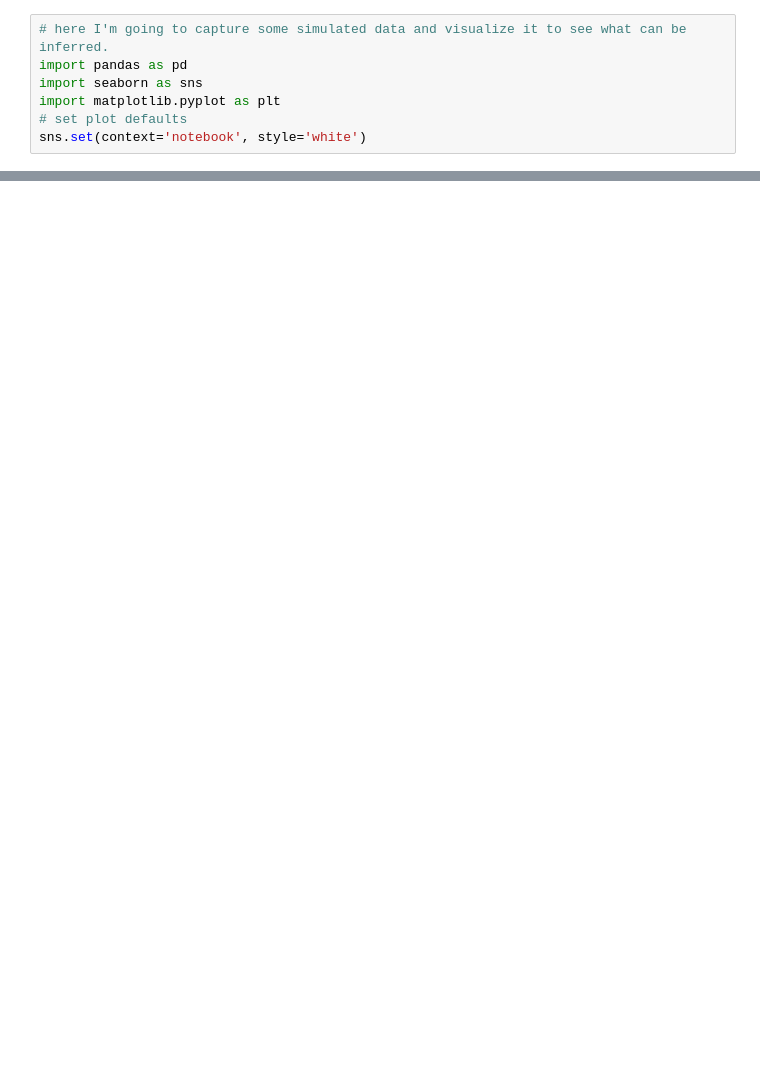
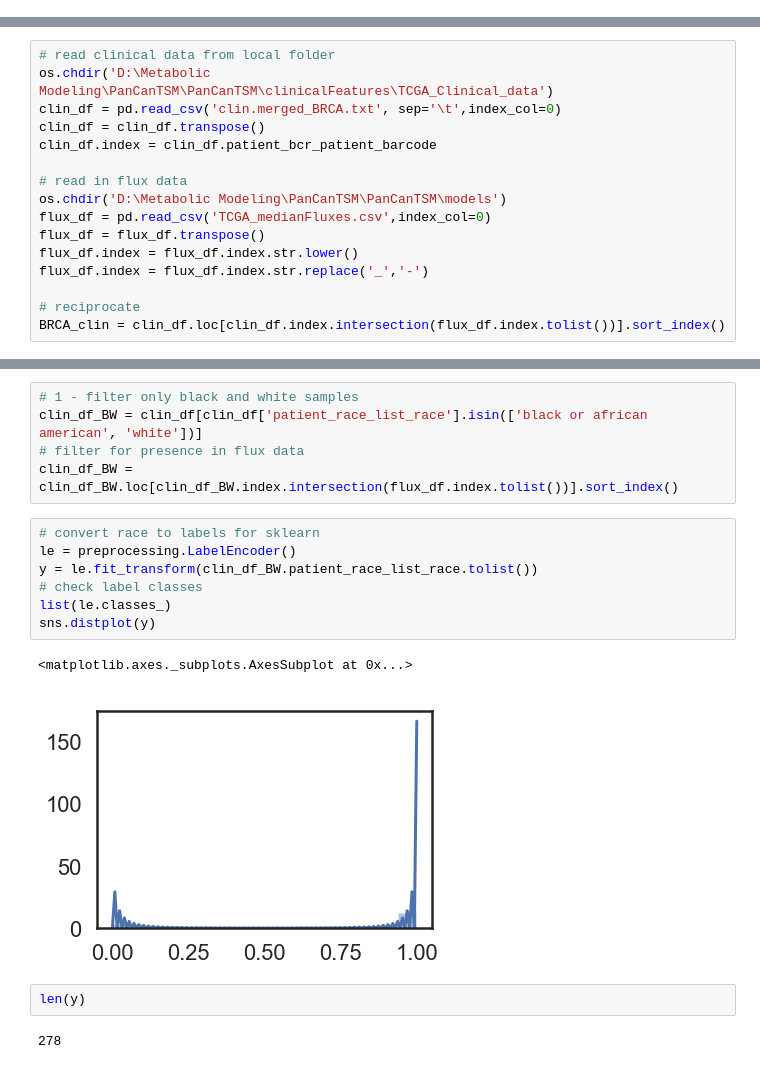
Before and after one commit to jimmyjamesarnold/notebooks, a Jupyter notebook: RandomWalks.ipynb, the cells around one changed output, grey strips where cells are left out. Saved outputs shown, nothing was run; the diff lists cells and outputs as text; blank space fills up the shorter version.

```diff
--- a/RandomWalks.ipynb
+++ b/RandomWalks.ipynb
@@ -120,7 +0,0 @@ See below for a visual exploration of the simulated data.
-# %%
-# here I'm going to capture some simulated data and visualize it to see what can be inferred.
-import pandas as pd
-import seaborn as sns
-import matplotlib.pyplot as plt
-# set plot defaults
-sns.set(context='notebook', style='white')
@@ -406,0 +15,16 @@ for i in dims:
+# %%
+# read clinical data from local folder
+os.chdir('D:\Metabolic Modeling\PanCanTSM\PanCanTSM\clinicalFeatures\TCGA_Clinical_data')
+clin_df = pd.read_csv('clin.merged_BRCA.txt', sep='\t',index_col=0)
+clin_df = clin_df.transpose()
+clin_df.index = clin_df.patient_bcr_patient_barcode
+
+# read in flux data
+os.chdir('D:\Metabolic Modeling\PanCanTSM\PanCanTSM\models')
+flux_df = pd.read_csv('TCGA_medianFluxes.csv',index_col=0)
+flux_df = flux_df.transpose()
+flux_df.index = flux_df.index.str.lower()
+flux_df.index = flux_df.index.str.replace('_','-')
+
+# reciprocate
+BRCA_clin = clin_df.loc[clin_df.index.intersection(flux_df.index.tolist())].sort_index()
@@ -406,0 +62,19 @@ for i in dims:
+# %%
+# 1 - filter only black and white samples
+clin_df_BW = clin_df[clin_df['patient_race_list_race'].isin(['black or african american', 'white'])]
+# filter for presence in flux data
+clin_df_BW = clin_df_BW.loc[clin_df_BW.index.intersection(flux_df.index.tolist())].sort_index()
+# %%
+# convert race to labels for sklearn
+le = preprocessing.LabelEncoder()
+y = le.fit_transform(clin_df_BW.patient_race_list_race.tolist())
+# check label classes
+list(le.classes_)
+sns.distplot(y)
+# %% [output]
+<matplotlib.axes._subplots.AxesSubplot at 0x...>
+[figure, added]
+# %%
+len(y)
+# %% [output]
+278
```
Also changed, not shown: parts of 84 cells of this notebook.
